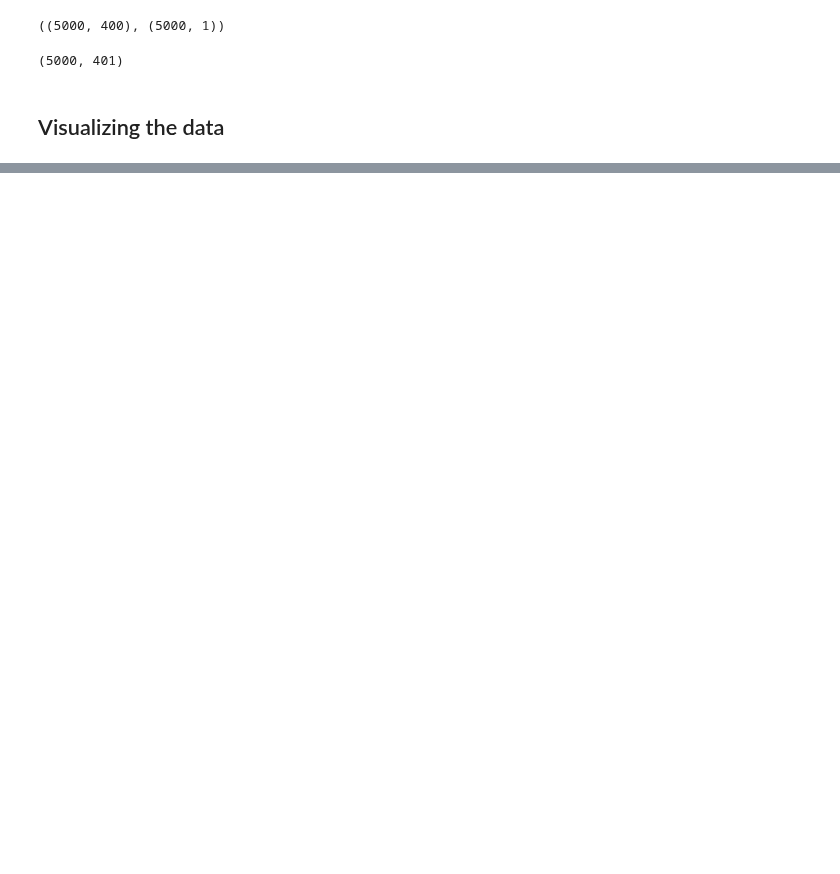
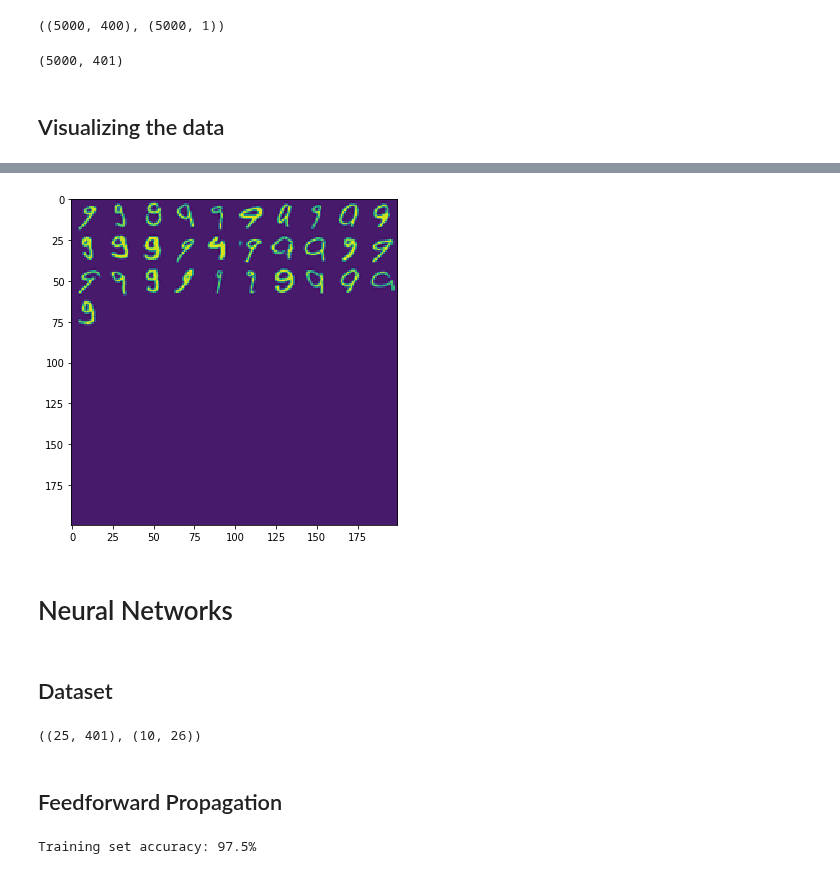
Before and after one commit to yang-233/ML, a Jupyter notebook: StudyNotesOfML/3. Neural netwok learning/2 Neaural Network.ipynb, the cells around one changed output, grey strips where cells are left out. Drawn from its saved outputs; the diff is of its cells as text; code cells hidden in the pictures; blank space fills up the shorter version.

```diff
--- a/StudyNotesOfML/3. Neural netwok learning/2 Neaural Network.ipynb
+++ b/StudyNotesOfML/3. Neural netwok learning/2 Neaural Network.ipynb
@@ -51,0 +149,17 @@ AttributeError: module 'scipy.misc' has no attribute 'toimage'
+# %%
+displayImg(incorrect_indices[200:300])
+# %% [output]
+[figure, added]
+# %% [markdown]
+# Neural Networks
+# %% [markdown]
+## Dataset
+# %%
+datafile2 = 'ex3weights.mat'
+mat = scipy.io.loadmat(datafile2)
+Theta1, Theta2 = mat['Theta1'], mat['Theta2']
+Theta1.shape, Theta2.shape
+# %% [output]
+((25, 401), (10, 26))
+# %% [markdown]
+## Feedforward Propagation
@@ -51,0 +182,14 @@ AttributeError: module 'scipy.misc' has no attribute 'toimage'
+# %%
+theta2 = [Theta1, Theta2]
+n_correct2, n_total2 = 0, 0
+incorrect_indices2 = []
+
+for i in range(X.shape[0]):
+    n_total2 += 1
+    if predictNN(X[i], theta2) == int(y[i]):
+        n_correct2 += 1
+    else:
+        incorrect_indices2.append(i)
+print("Training set accuracy: %0.1f%%" % (100 * (n_correct2 / n_total2)))
+# %% [output]
+Training set accuracy: 97.5%
```
Also changed, not shown: parts of 21 cells of this notebook, 3 other files.
